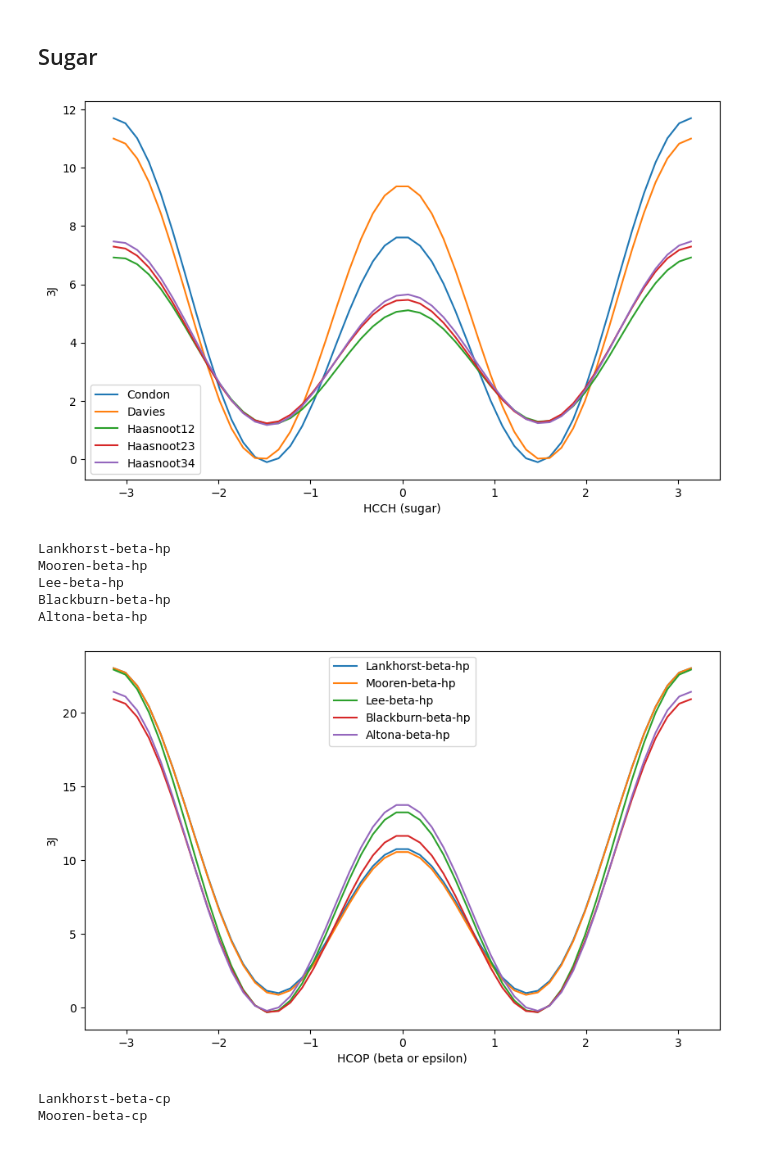
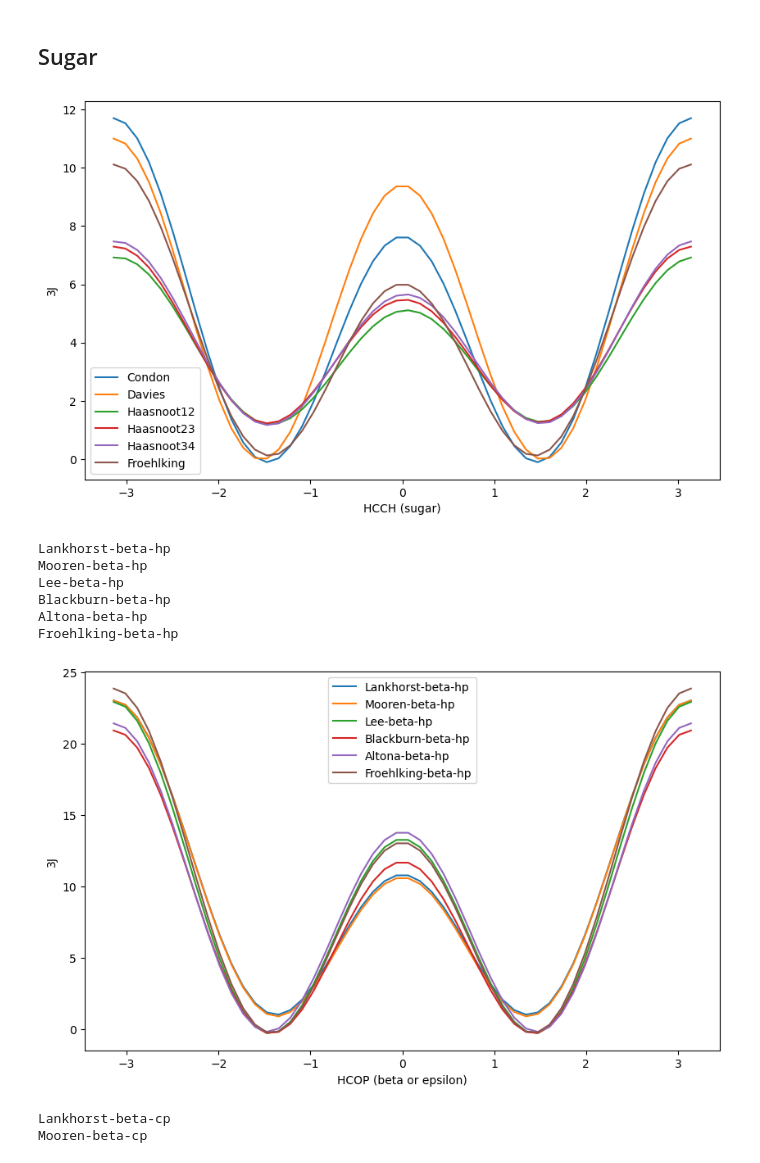
Before and after one commit to bussilab/karplus-equations, a Jupyter notebook: Karplus-Equations.ipynb, the cells around one changed output. Drawn from its saved outputs; the diff is of its cells as text; code cells hidden in the pictures.

Commit message:
Added parameters from Froehlking et al 2023

```diff
--- a/Karplus-Equations.ipynb
+++ b/Karplus-Equations.ipynb
@@ -80,6 +80,9 @@ def karplus_sugar(x,par="Condon"):
         return (
              -0.262+7.964*np.cos(x)**2-0.91*np.cos(x)+0.772*np.sin(x)*np.cos(x)
         )
+    elif par=="Froehlking":
+        # Parameters from Froehlking et al 2023 https://doi.org/10.1063/5.0151163
+        return 7.81*np.cos(x)**2-2.05*np.cos(x)+0.25
 # %%
 plt.figure(figsize=(10,6))
 for l in [
@@ -88,6 +91,7 @@ for l in [
     "Haasnoot12",
     "Haasnoot23",
     "Haasnoot34",
+    "Froehlking"
 ]:
     x=np.linspace(-np.pi,np.pi)
     plt.plot(x,karplus_sugar(x,par=l),label=l)
@@ -96,7 +100,7 @@ plt.xlabel("HCCH (sugar)")
 plt.ylabel("3J")
 plt.show()
 # %% [output]
-[figure, old version]
+[figure, new version]
 # %%
 def karplus_backbone(x,par):
     R=np.pi/180 # conversion to radians, needed for some parametrizations
@@ -153,6 +157,10 @@ def karplus_backbone(x,par):
         # Note: this is proposed for cyclic nucleotides
         return 16.3*np.cos(x)**2-4.6*np.cos(x)
 
+    elif par=="Froehlking-beta-hp":
+        # Parameters from Froehlking et al (2023) https://doi.org/10.1063/5.0151163
+        return 18.34*np.cos(x)**2-5.39*np.cos(x)+0.11
+
     elif par=="Davies-gamma":
         # Parameters from Davies, D. B. Prog Nucl Magn Reson Spectrosc 1978, 12, 135–225.
         # Notice that Davies attributes them to a previous work (a book?)
@@ -208,29 +216,35 @@ def karplus_backbone(x,par):
         # Also used by Gil-Ley et al 2016
         return 8.313*np.cos(x)**2-0.99*np.cos(x)-4.752*np.sin(x)*np.cos(x)+1.373
 
+    elif par=="Froehlking-gamma":
+        # Parameters taken from Froehlking et al (2023) https://doi.org/10.1063/5.0151163
+        return 10.07*np.cos(x)**2-1.87*np.cos(x)-0.13
+
     assert False
 # %%
 plt.figure(figsize=(10,6))
 for l in [
     "Lankhorst-beta-hp",
     "Mooren-beta-hp",
     "Lee-beta-hp",
     "Blackburn-beta-hp",
-    "Altona-beta-hp"
+    "Altona-beta-hp",
+    "Froehlking-beta-hp"
 ]:
     x=np.linspace(-np.pi,np.pi)
     plt.plot(x,karplus_backbone(x,par=l),label=l)
 plt.legend()
 plt.xlabel("HCOP (beta or epsilon)")
 plt.ylabel("3J")
 plt.show()
 # %% [output]
 Lankhorst-beta-hp
 Mooren-beta-hp
 Lee-beta-hp
 Blackburn-beta-hp
 Altona-beta-hp
+Froehlking-beta-hp
-[figure, old version]
+[figure, new version]
 # %%
 plt.figure(figsize=(10,6))
 for l in [
```
Also changed, not shown: parts of 1 cell of this notebook.
